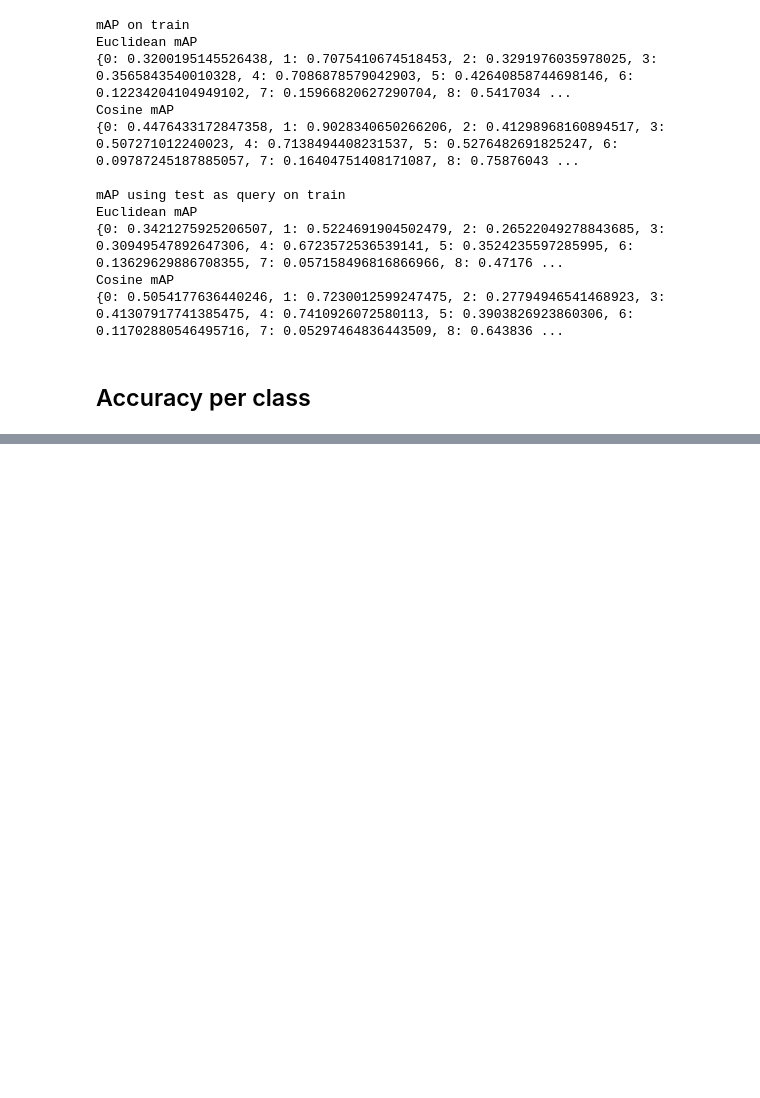
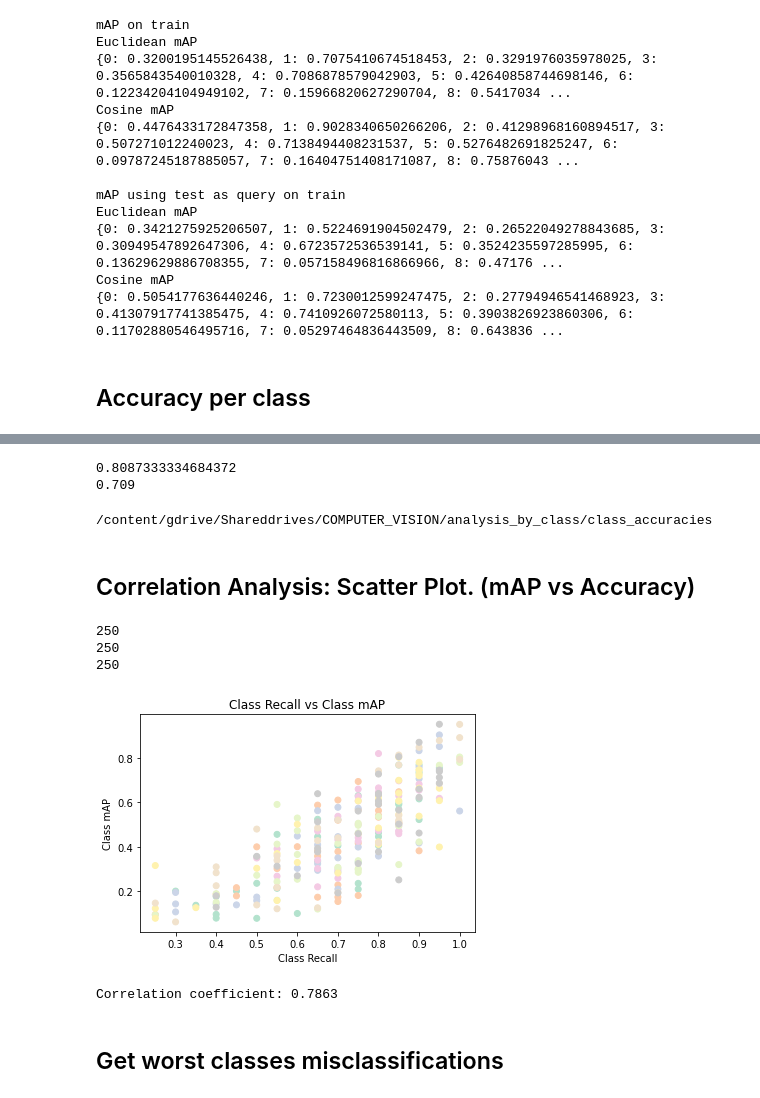
Before and after one commit to MarshaGomez/DNN-Sketches-image-analysis, a Jupyter notebook: Code/accuracy_assessment.ipynb, the cells around one changed output, grey strips where cells are left out. Saved outputs shown, nothing was run; the diff lists cells and outputs as text; code cells hidden in the pictures; blank space fills up the shorter version.

```diff
--- a/Code/accuracy_assessment.ipynb
+++ b/Code/accuracy_assessment.ipynb
@@ -347,0 +384,79 @@ print(model.evaluate(test_generator, return_dict=True))
+# %%
+# verifico che la mean test acc sia 0.70
+print(np.mean(test_accuracies))
+# %% [output]
+0.8087333334684372
+0.709
+# %%
+zipped = zip(train_accuracies, test_accuracies)
+acc_by_class = []
+
+for item in enumerate(zipped):
+  tmp = {}
+  tmp["class label"] = item[0]
+  tmp["train Acc"] = item[1][0]
+  tmp["test Acc"] = item[1][1]
+
+  acc_by_class.append(tmp)
+
+# sort dict by decreasing value of test accuracy
+from operator import itemgetter
+acc_by_class_s = sorted(acc_by_class, key=itemgetter('class label'))
+
+# save results on file
+import json
+filepath = "/content/gdrive/Shareddrives/COMPUTER_VISION/analysis_by_class/class_accuracies"
+print(filepath)
+with open(filepath, 'w') as fout:
+  json.dump(acc_by_class_s, fout, indent=4)
+# %% [output]
+/content/gdrive/Shareddrives/COMPUTER_VISION/analysis_by_class/class_accuracies
+# %% [markdown]
+## Correlation Analysis: Scatter Plot. (mAP vs Accuracy)
+# %%
+import json
+
+#read accuracies vector
+x = []
+lbls = []
+filepath = "/content/gdrive/Shareddrives/COMPUTER_VISION/analysis_by_class/class_accuracies"
+f = open(filepath,)
+data = json.load(f)
+for item in data:
+    x.append(item["test Acc"])
+    lbls.append(item["class label"])
+f.close()
+
+#read mAP vector
+y = []
+filepath = "/content/gdrive/Shareddrives/COMPUTER_VISION/analysis_by_class/mAP_by_class"
+f = open(filepath,)
+data = json.load(f)
+for item in data:
+    y.append(item["mAP"])
+f.close()
+# %%
+print(len(x))
+print(len(y))
+print(len(lbls))
+# %% [output]
+250
+250
+250
+# %%
+import matplotlib.pyplot as plt
+
+colors = ['#2300A8', '#00A658']
+plt.scatter(x, y, c=lbls, cmap="Pastel2")
+plt.title("Class Recall vs Class mAP")
+plt.xlabel("Class Recall")
+plt.ylabel("Class mAP");
+plt.show()
+
+print("\n")
+print(f"Correlation coefficient: {round(np.corrcoef(x,y)[0][1], 4)}")
+# %% [output]
+[figure, added]
+Correlation coefficient: 0.7863
+# %% [markdown]
+## Get worst classes misclassifications
```
Also changed, not shown: parts of 10 cells of this notebook.
